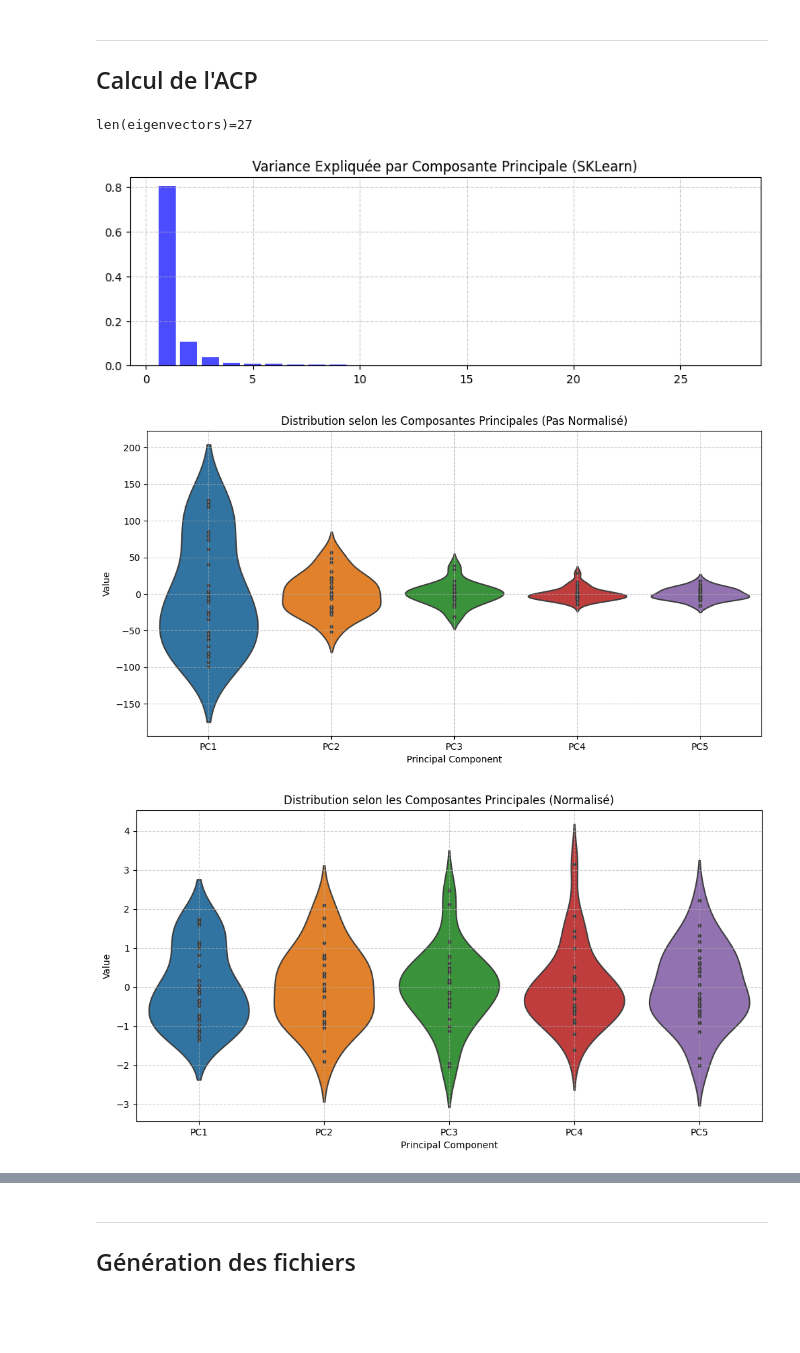
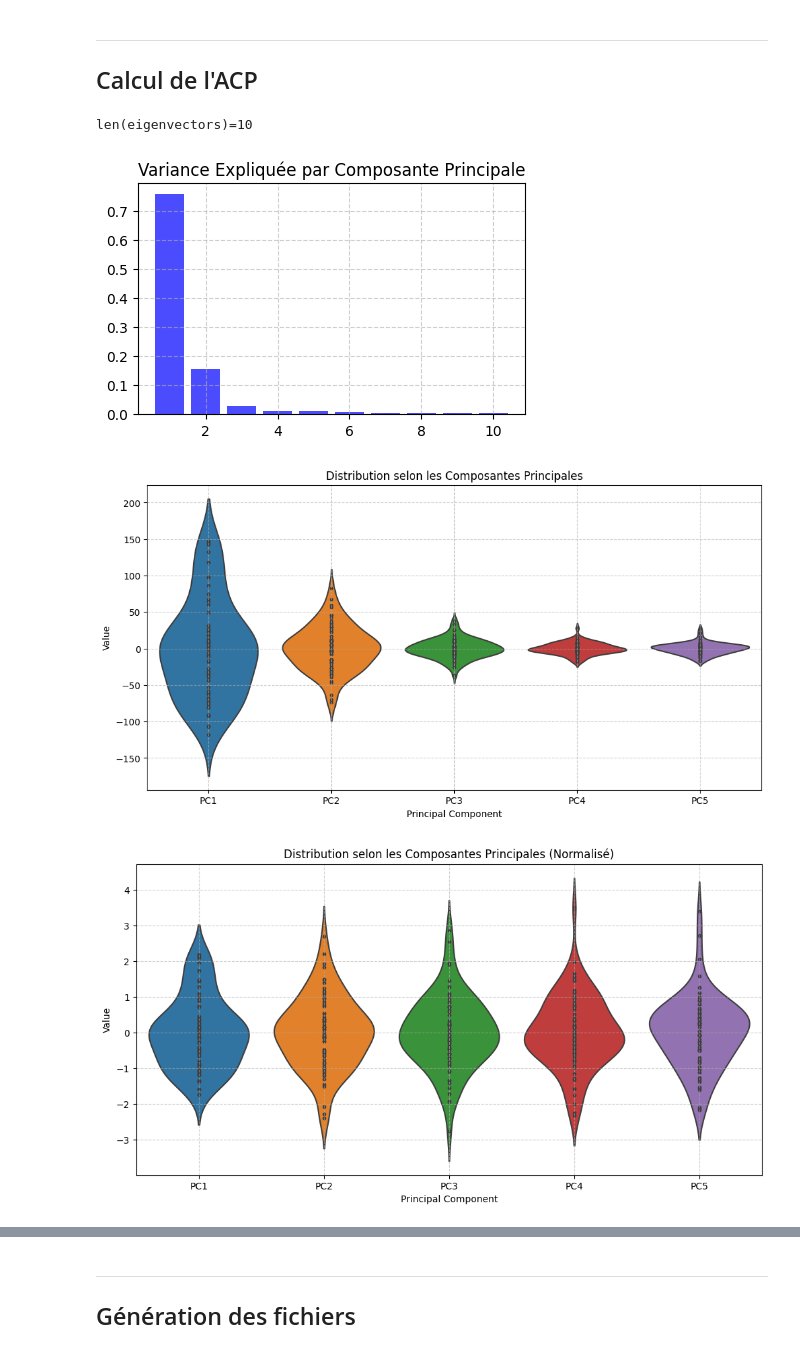
Before and after one commit to 54CHA-PJ/ECN-Statistical-Muscle-Shape-Modeling, a Jupyter notebook: CODE/pca_explore.ipynb, the cells around one changed output, grey strips where cells are left out. Saved outputs shown, nothing was run; the diff lists cells and outputs as text; code cells hidden in the pictures; blank space fills up the shorter version.

```diff
--- a/CODE/pca_explore.ipynb
+++ b/CODE/pca_explore.ipynb
@@ -66,7 +66,7 @@ print(n, d)
 ---
 ## Calcul de l'ACP
 # %%
-pca = PCA(n_components=n - 1)
+pca = PCA(n_components=n - 1 -65)
 pca.fit(particles_flat)
 
 eigenvectors = pca.components_      # Vecteurs propres
@@ -75,37 +75,39 @@ explained_variance_ratios = pca.explained_variance_ratio_
 
 print(f"{len(eigenvectors)=}")
 # %% [output]
-len(eigenvectors)=27
+len(eigenvectors)=10
 # %%
 # Plot individual explained variance ratios
-plt.figure(figsize=(10, 3))
+plt.figure(figsize=(5, 3))
 plt.bar(range(1, len(explained_variance_ratios) + 1), explained_variance_ratios, alpha=0.7, color='b')
-plt.title('Variance Expliquée par Composante Principale (SKLearn)')
+plt.title('Variance Expliquée par Composante Principale')
 plt.grid(True, linestyle='--', alpha=0.6)
 plt.show()
 
 #for i, var in enumerate(pca.explained_variance_ratio_):
 #    print(f'PC{i+1}: {var*100:.2f}% variance explained')
 # %% [output]
-[figure, old version]
+[figure, new version]
 # %%
 components = pca.transform(particles_flat)
 
+N_COMP = 5
+
 # Normalized components
-normalized_components = components[:, :5] / np.sqrt(pca.explained_variance_[:5])
+normalized_components = components[:, :N_COMP] / np.sqrt(pca.explained_variance_[:N_COMP])
 
 # Unscaled DataFrame for plotting
-unscaled_pc_df = pd.DataFrame(components[:, :5], columns=[f'PC{i+1}' for i in range(5)])
+unscaled_pc_df = pd.DataFrame(components[:, :N_COMP], columns=[f'PC{i+1}' for i in range(N_COMP)])
 unscaled_pc_df_melted = unscaled_pc_df.melt(var_name='Principal Component', value_name='Value')
 
 # Scaled DataFrame for plotting
-scaled_pc_df = pd.DataFrame(normalized_components, columns=[f'PC{i+1}' for i in range(5)])
+scaled_pc_df = pd.DataFrame(normalized_components, columns=[f'PC{i+1}' for i in range(N_COMP)])
 scaled_pc_df_melted = scaled_pc_df.melt(var_name='Principal Component', value_name='Value')
 
 # Plot Unscaled Data
 plt.figure(figsize=(12, 6))
 sns.violinplot(data=unscaled_pc_df_melted, x='Principal Component', y='Value', inner="point", scale="width")
-plt.title('Distribution selon les Composantes Principales (Pas Normalisé)')
+plt.title('Distribution selon les Composantes Principales')
 plt.grid(True, linestyle='--', alpha=0.6)
 plt.show()
 
@@ -116,8 +118,8 @@ plt.title('Distribution selon les Composantes Principales (Normalisé)')
 plt.grid(True, linestyle='--', alpha=0.6)
 plt.show()
 # %% [output]
-[figure, old version]
+[figure, new version]
-[figure, old version]
+[figure, new version]
 # %%
 plt.figure(figsize=(8, 6))
 sns.scatterplot(x=components[:, 0], y=components[:, 1], s=50, color="b")
```
Also changed, not shown: parts of 5 cells of this notebook, 7 other files.
